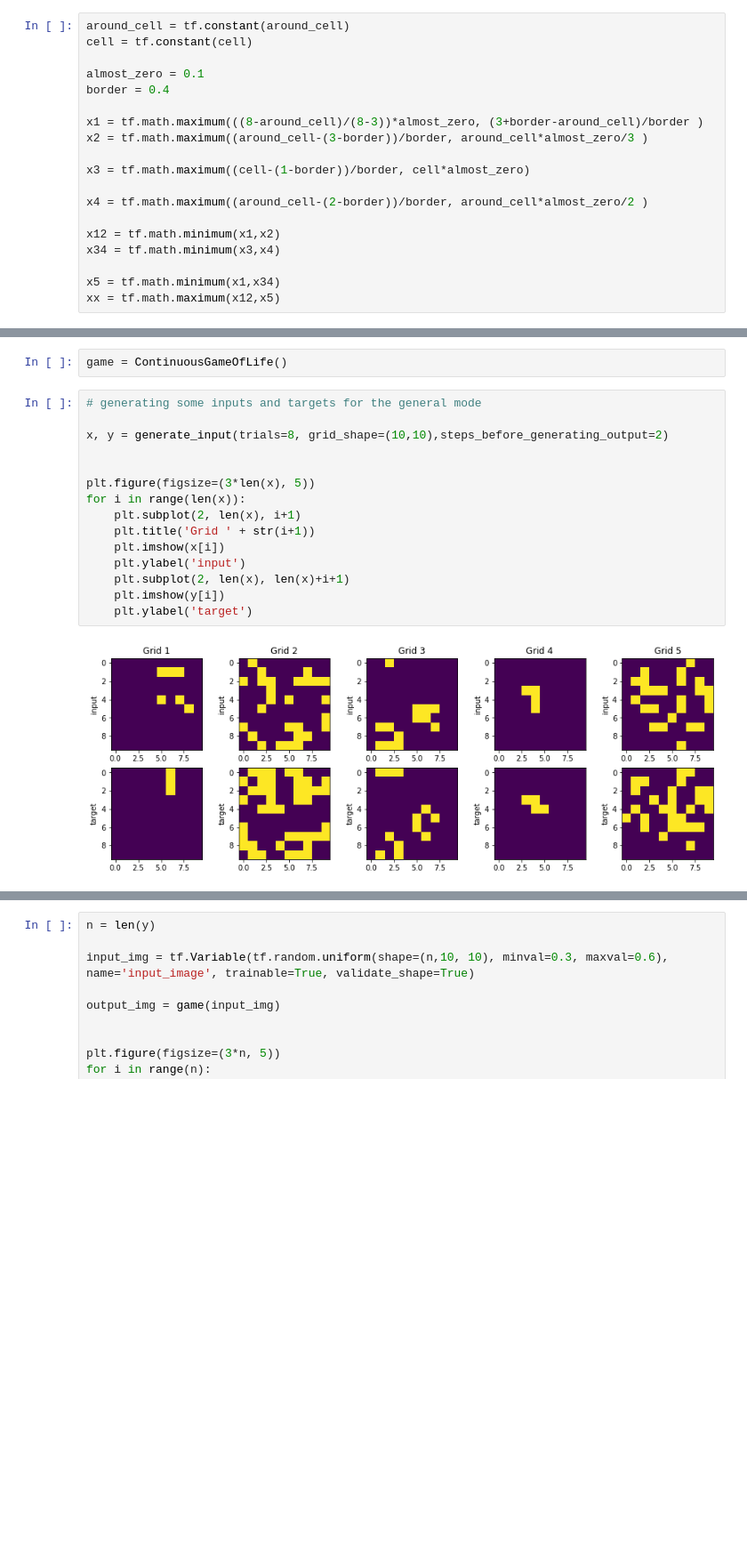
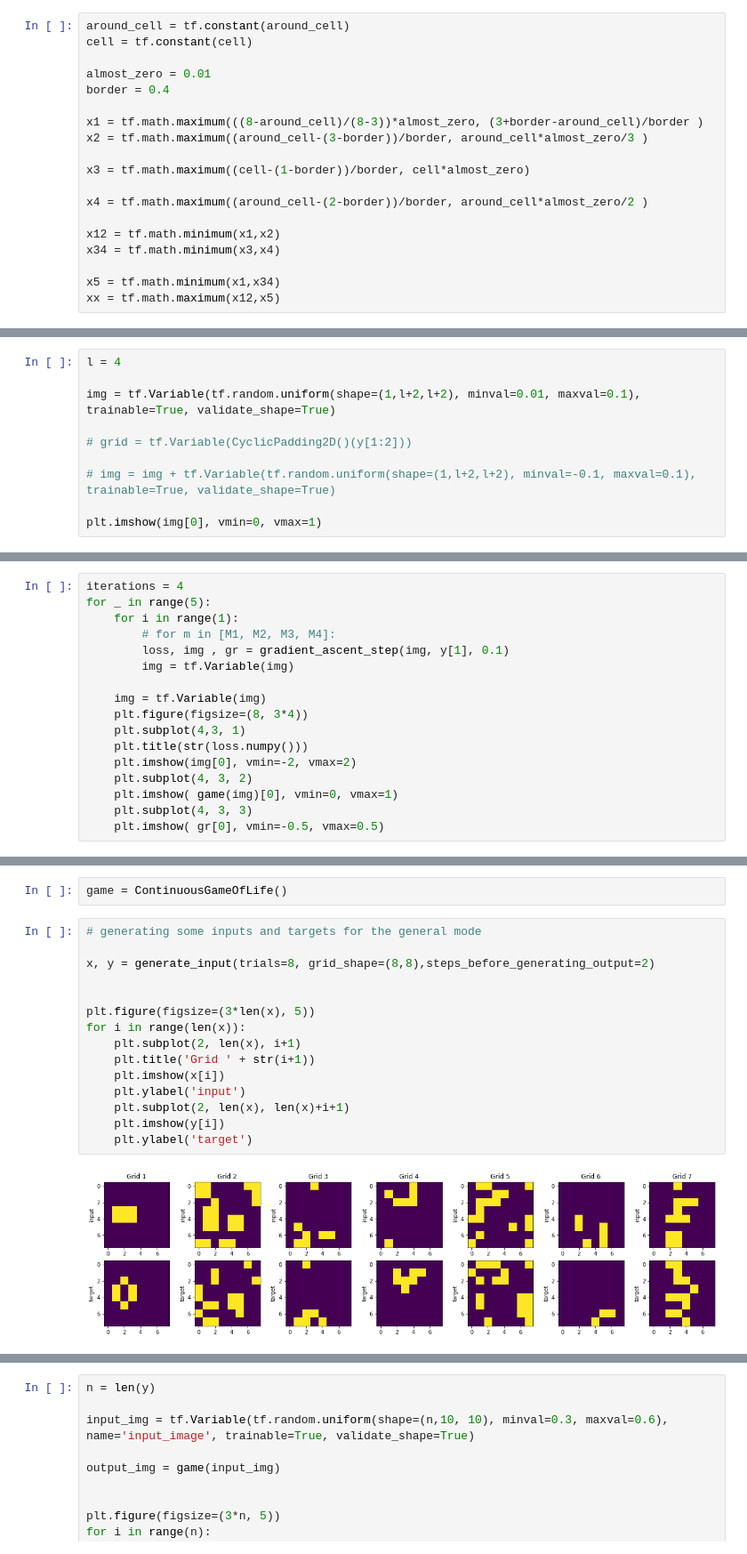
Before and after one commit to LisaLentati/Game-of-Life, a Jupyter notebook: model_continuous_1.ipynb, the cells around one changed output, grey strips where cells are left out. Shown at 89% size. Saved outputs shown, nothing was run; the diff lists cells and outputs as text; blank space fills up the shorter version.

```diff
--- a/model_continuous_1.ipynb
+++ b/model_continuous_1.ipynb
@@ -27,7 +28,7 @@ cell = np.array(cell)
 around_cell = tf.constant(around_cell)
 cell = tf.constant(cell)
 
-almost_zero = 0.1
+almost_zero = 0.01
 border = 0.4
 
 x1 = tf.math.maximum(((8-around_cell)/(8-3))*almost_zero, (3+border-around_cell)/border )
@@ -57,0 +112,10 @@ The colour indicates the status of the cell for the next step
+# %%
+l = 4
+
+img = tf.Variable(tf.random.uniform(shape=(1,l+2,l+2), minval=0.01, maxval=0.1), trainable=True, validate_shape=True)
+
+# grid = tf.Variable(CyclicPadding2D()(y[1:2]))
+
+# img = img + tf.Variable(tf.random.uniform(shape=(1,l+2,l+2), minval=-0.1, maxval=0.1), trainable=True, validate_shape=True)
+
+plt.imshow(img[0], vmin=0, vmax=1)
@@ -57,0 +125,17 @@ The colour indicates the status of the cell for the next step
+# %%
+iterations = 4
+for _ in range(5):
+    for i in range(1):
+        # for m in [M1, M2, M3, M4]:
+        loss, img , gr = gradient_ascent_step(img, y[1], 0.1)
+        img = tf.Variable(img)
+
+    img = tf.Variable(img)
+    plt.figure(figsize=(8, 3*4))
+    plt.subplot(4,3, 1)
+    plt.title(str(loss.numpy()))
+    plt.imshow(img[0], vmin=-2, vmax=2)
+    plt.subplot(4, 3, 2)
+    plt.imshow( game(img)[0], vmin=0, vmax=1)
+    plt.subplot(4, 3, 3)
+    plt.imshow( gr[0], vmin=-0.5, vmax=0.5)
@@ -89,20 +188,20 @@ game = ContinuousGameOfLife()
 # %%
 # generating some inputs and targets for the general mode
 
-x, y = generate_input(trials=8, grid_shape=(10,10),steps_before_generating_output=2)
+x, y = generate_input(trials=8, grid_shape=(8,8),steps_before_generating_output=2)
 
 
 plt.figure(figsize=(3*len(x), 5))
 for i in range(len(x)):
     plt.subplot(2, len(x), i+1)
     plt.title('Grid ' + str(i+1))
     plt.imshow(x[i])
     plt.ylabel('input')
     plt.subplot(2, len(x), len(x)+i+1)
     plt.imshow(y[i])
     plt.ylabel('target')
 # %% [output]
-[figure, old version]
+[figure, new version]
 # %%
 # checking that the general model actually works
 y_pred = game(x)
```
Also changed, not shown: parts of 17 cells of this notebook.
